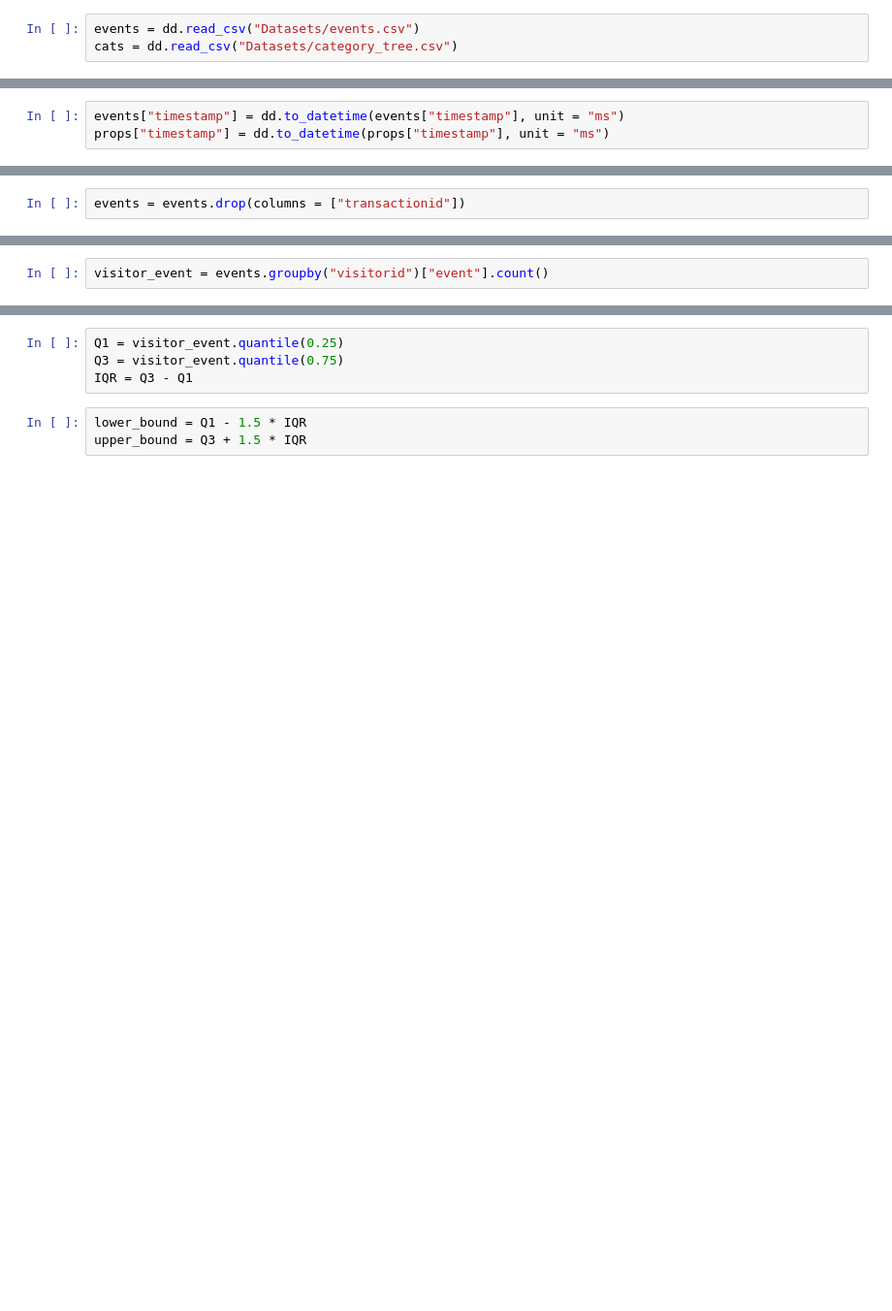
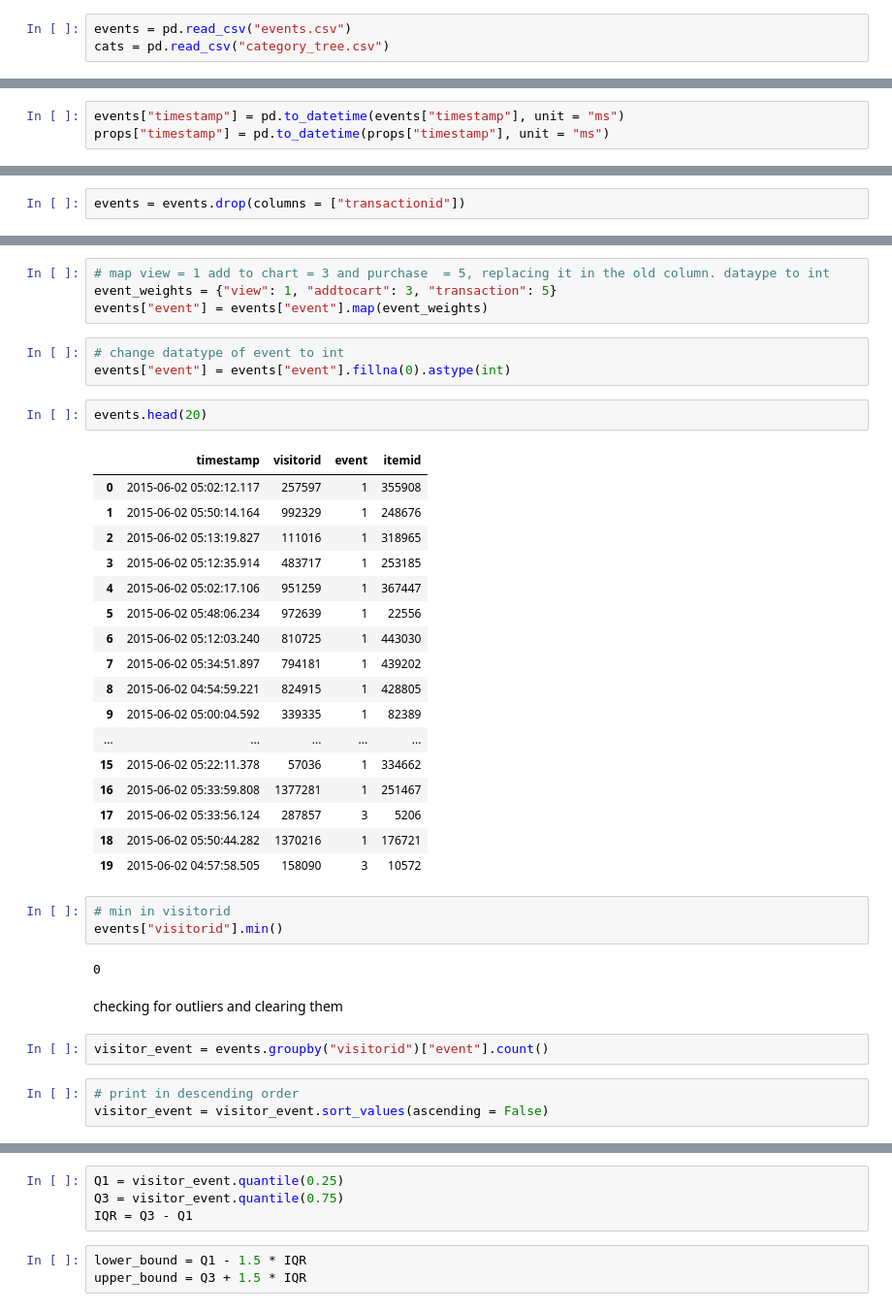
Before and after one commit to llawlaw23/Recommendation-System, a Jupyter notebook: analysis.ipynb, the cells around one changed output, grey strips where cells are left out. Shown: that part at 97% size. Cells and saved outputs as stored; diff of their text form; blank space fills up the shorter version.

```diff
--- a/analysis.ipynb
+++ b/analysis.ipynb
@@ -20,6 +23,6 @@ props.head()
 # %%
-events = dd.read_csv("Datasets/events.csv")
-cats = dd.read_csv("Datasets/category_tree.csv")
+events = pd.read_csv("events.csv")
+cats = pd.read_csv("category_tree.csv")
 # %% [markdown]
 ### Data Understanding & Preprocessing
 
@@ -33,5 +36,5 @@ cats = dd.read_csv("Datasets/category_tree.csv")
 - dropping columns.
 - checking for outliers.
 # %%
-events["timestamp"] = dd.to_datetime(events["timestamp"], unit = "ms")
-props["timestamp"] = dd.to_datetime(props["timestamp"], unit = "ms")
+events["timestamp"] = pd.to_datetime(events["timestamp"], unit = "ms")
+props["timestamp"] = pd.to_datetime(props["timestamp"], unit = "ms")
@@ -49,2 +66,39 @@ events.head()
+# %%
+# map view = 1 add to chart = 3 and purchase  = 5, replacing it in the old column. dataype to int
+event_weights = {"view": 1, "addtocart": 3, "transaction": 5}
+events["event"] = events["event"].map(event_weights)
+# %%
+# change datatype of event to int
+events["event"] = events["event"].fillna(0).astype(int)
+# %%
+events.head(20)
+# %% [output]
+|  | timestamp | visitorid | event | itemid |
+| 0 | 2015-06-02 05:02:12.117 | 257597 | 1 | 355908 |
+| 1 | 2015-06-02 05:50:14.164 | 992329 | 1 | 248676 |
+| 2 | 2015-06-02 05:13:19.827 | 111016 | 1 | 318965 |
+| 3 | 2015-06-02 05:12:35.914 | 483717 | 1 | 253185 |
+| 4 | 2015-06-02 05:02:17.106 | 951259 | 1 | 367447 |
+| 5 | 2015-06-02 05:48:06.234 | 972639 | 1 | 22556 |
+| 6 | 2015-06-02 05:12:03.240 | 810725 | 1 | 443030 |
+| 7 | 2015-06-02 05:34:51.897 | 794181 | 1 | 439202 |
+| 8 | 2015-06-02 04:54:59.221 | 824915 | 1 | 428805 |
+| 9 | 2015-06-02 05:00:04.592 | 339335 | 1 | 82389 |
+| ... | ... | ... | ... | ... |
+| 15 | 2015-06-02 05:22:11.378 | 57036 | 1 | 334662 |
+| 16 | 2015-06-02 05:33:59.808 | 1377281 | 1 | 251467 |
+| 17 | 2015-06-02 05:33:56.124 | 287857 | 3 | 5206 |
+| 18 | 2015-06-02 05:50:44.282 | 1370216 | 1 | 176721 |
+| 19 | 2015-06-02 04:57:58.505 | 158090 | 3 | 10572 |
+# %%
+# min in visitorid
+events["visitorid"].min()
+# %% [output]
+0
+# %% [markdown]
+checking for outliers and clearing them
 # %%
 visitor_event = events.groupby("visitorid")["event"].count()
+# %%
+# print in descending order
+visitor_event = visitor_event.sort_values(ascending = False)
```
Also changed, not shown: parts of 27 cells of this notebook.
